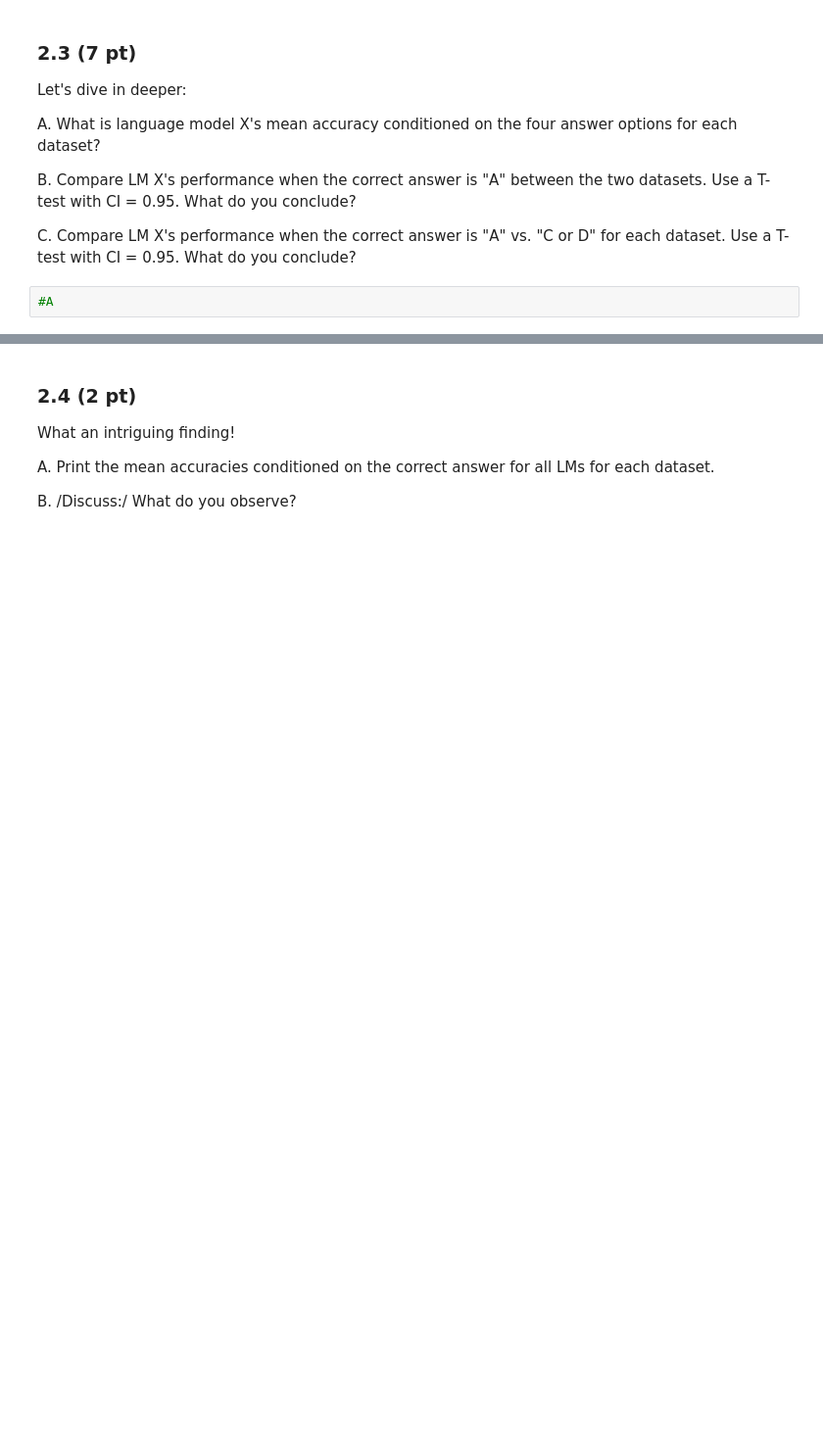
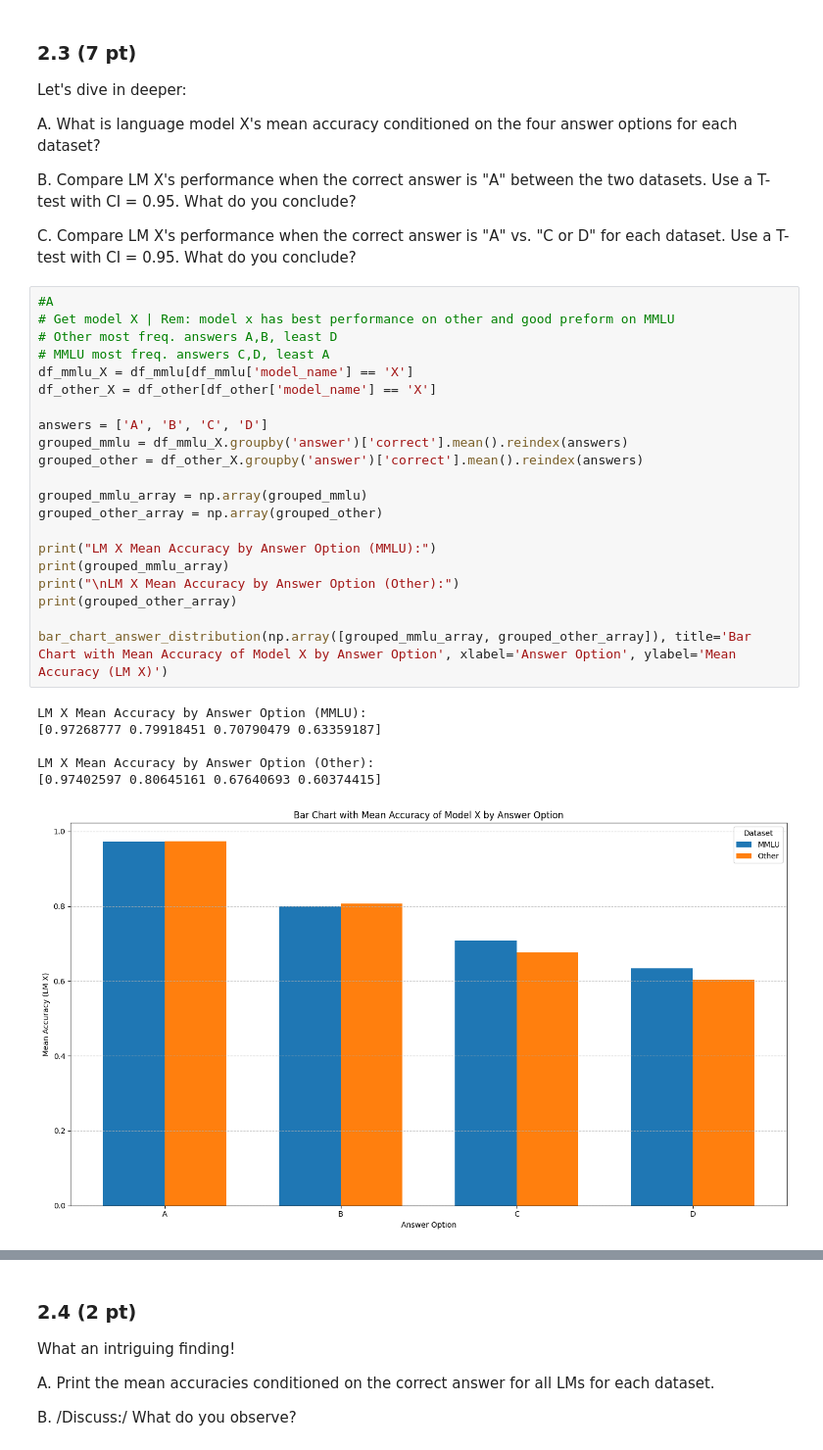
Before and after one commit to Jvviragine/data_analysis_um_course, a Jupyter notebook: data_clinics/clinic1/Niki_Data_Clinic_1 copy.ipynb, the cells around one changed output, grey strips where cells are left out. Shown at 98% size. Drawn from its saved outputs; the diff is of its cells as text; blank space fills up the shorter version.

```diff
--- a/data_clinics/clinic1/Niki_Data_Clinic_1 copy.ipynb
+++ b/data_clinics/clinic1/Niki_Data_Clinic_1 copy.ipynb
@@ -669,3 +849,29 @@ B. Compare LM X's performance when the correct answer is "A" between the two dat
 C. Compare LM X's performance when the correct answer is "A" vs. "C or D" for each dataset. Use a T-test with CI = 0.95. What do you conclude?
 # %%
 #A
+# Get model X | Rem: model x has best performance on other and good preform on MMLU
+# Other most freq. answers A,B, least D
+# MMLU most freq. answers C,D, least A
+df_mmlu_X = df_mmlu[df_mmlu['model_name'] == 'X']
+df_other_X = df_other[df_other['model_name'] == 'X']
+
+answers = ['A', 'B', 'C', 'D']
+grouped_mmlu = df_mmlu_X.groupby('answer')['correct'].mean().reindex(answers)
+grouped_other = df_other_X.groupby('answer')['correct'].mean().reindex(answers)
+
+grouped_mmlu_array = np.array(grouped_mmlu)
+grouped_other_array = np.array(grouped_other)
+
+print("LM X Mean Accuracy by Answer Option (MMLU):")
+print(grouped_mmlu_array)
+print("\nLM X Mean Accuracy by Answer Option (Other):")
+print(grouped_other_array)
+
+bar_chart_answer_distribution(np.array([grouped_mmlu_array, grouped_other_array]), title='Bar Chart with Mean Accuracy of Model X by Answer Option', xlabel='Answer Option', ylabel='Mean Accuracy (LM X)')
+# %% [output]
+LM X Mean Accuracy by Answer Option (MMLU):
+[0.97268777 0.79918451 0.70790479 0.63359187]
+
+LM X Mean Accuracy by Answer Option (Other):
+[0.97402597 0.80645161 0.67640693 0.60374415]
+[figure, added]
```
Also changed, not shown: parts of 27 cells of this notebook.
